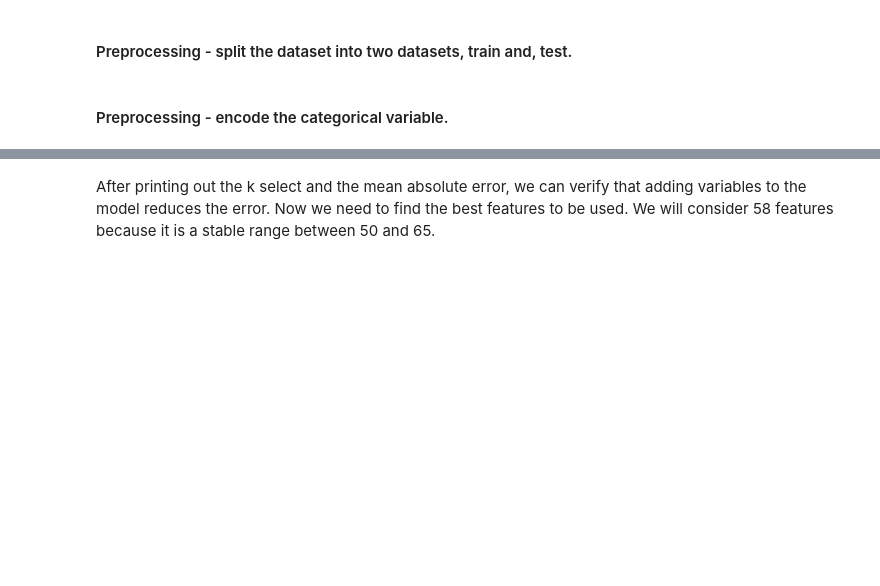
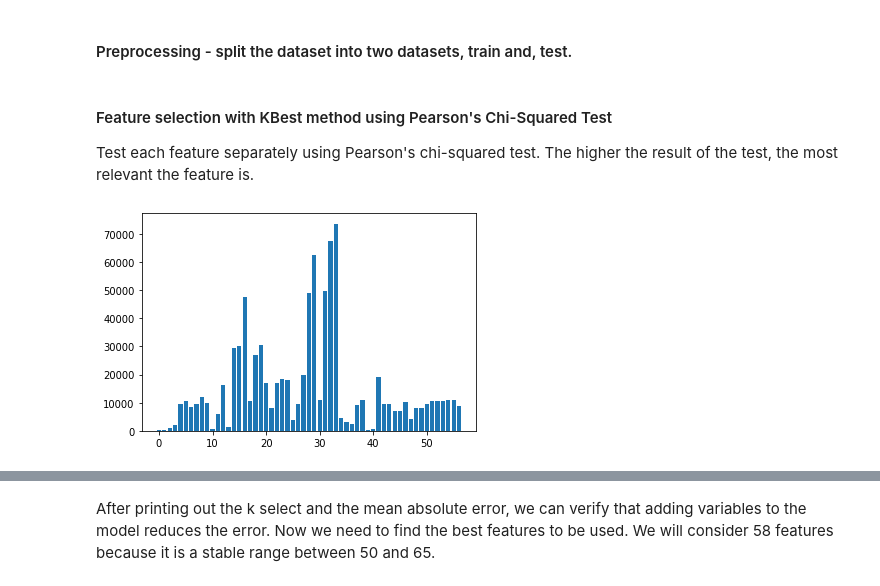
Before and after one commit to eduardopd/fifa-20-dataset, a Jupyter notebook: Fifa 20 FUT - Machine Learning.ipynb, the cells around one changed output, grey strips where cells are left out. Drawn from its saved outputs; the diff is of its cells as text; code cells hidden in the pictures; blank space fills up the shorter version.

Commit message:
refactor: feature selection
Pearson-Chi-Squared, Mutual Information

```diff
--- a/Fifa 20 FUT - Machine Learning.ipynb
+++ b/Fifa 20 FUT - Machine Learning.ipynb
@@ -239,7 +236,5 @@ y = sample['position']
 from sklearn.model_selection import train_test_split
 
 X_train, X_test, y_train, y_test = train_test_split(X, y, test_size = 0.2, random_state = 42)
-# %% [markdown]
-#### Preprocessing - encode the categorical variable.
 # %%
 from sklearn.preprocessing import OrdinalEncoder, LabelEncoder
@@ -302,7 +327,12 @@ def select_features_rf(X_train, y_train, X_test):
+# %% [markdown]
+#### Feature selection with KBest method using Pearson's Chi-Squared Test
+
+Test each feature separately using Pearson's chi-squared test. The higher the result of the test, the most relevant the feature is.
 # %%
-# Encode the variables
 #X_train_enc, X_test_enc = prepare_inputs(X_train, X_test)
 y_train_enc, y_test_enc = prepare_targets(y_train, y_test)
+X_train2, X_test2, selector = select_features_chi2(X_train, y_train_enc, X_test)
 
-# Feature selection
-#X_train2, X_test2, selector = select_features(X_train_enc, y_train_enc, X_test_enc)
+plt.bar([i for i in range(len(selector.scores_))], selector.scores_);
+# %% [output]
+[figure, added]
```
Also changed, not shown: parts of 21 cells of this notebook.
